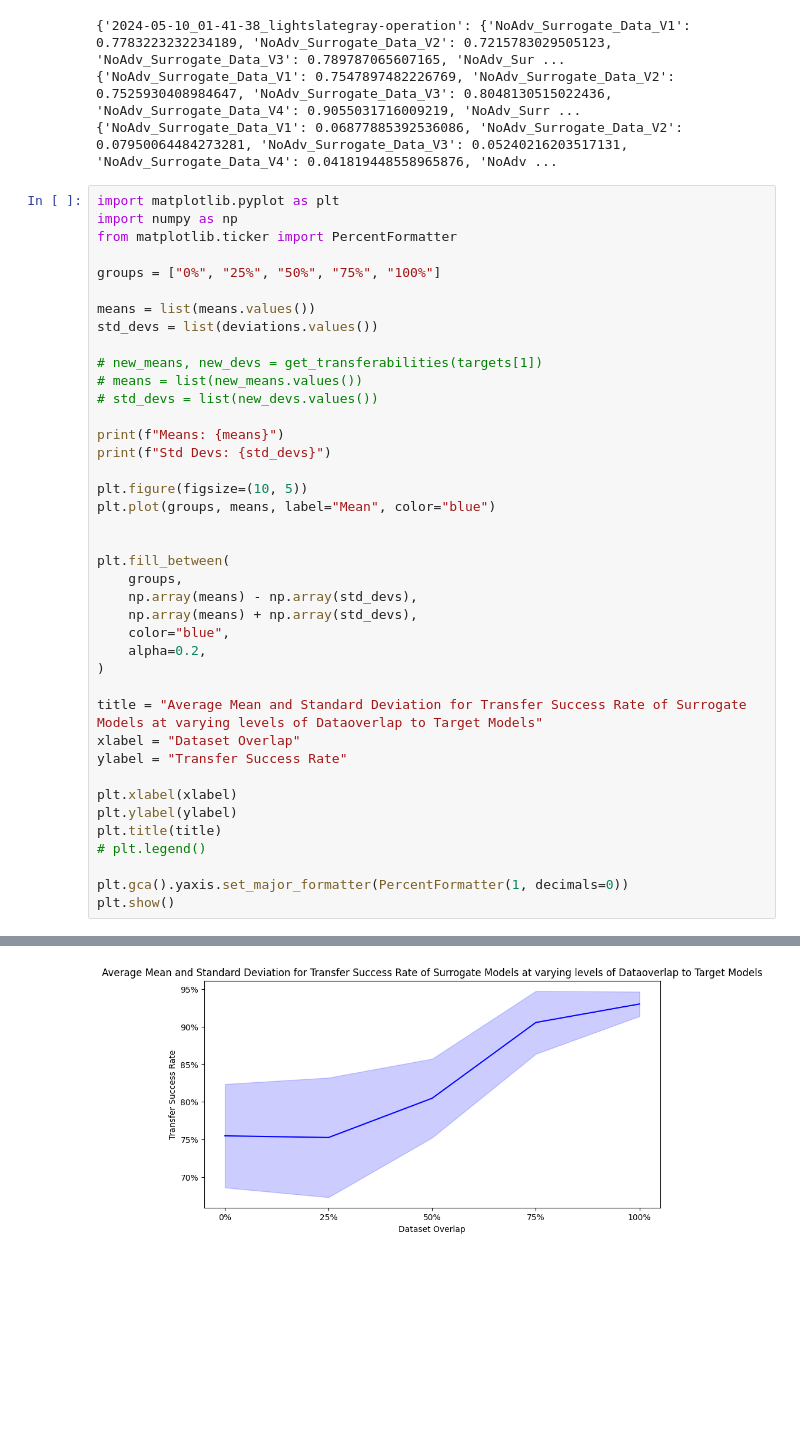
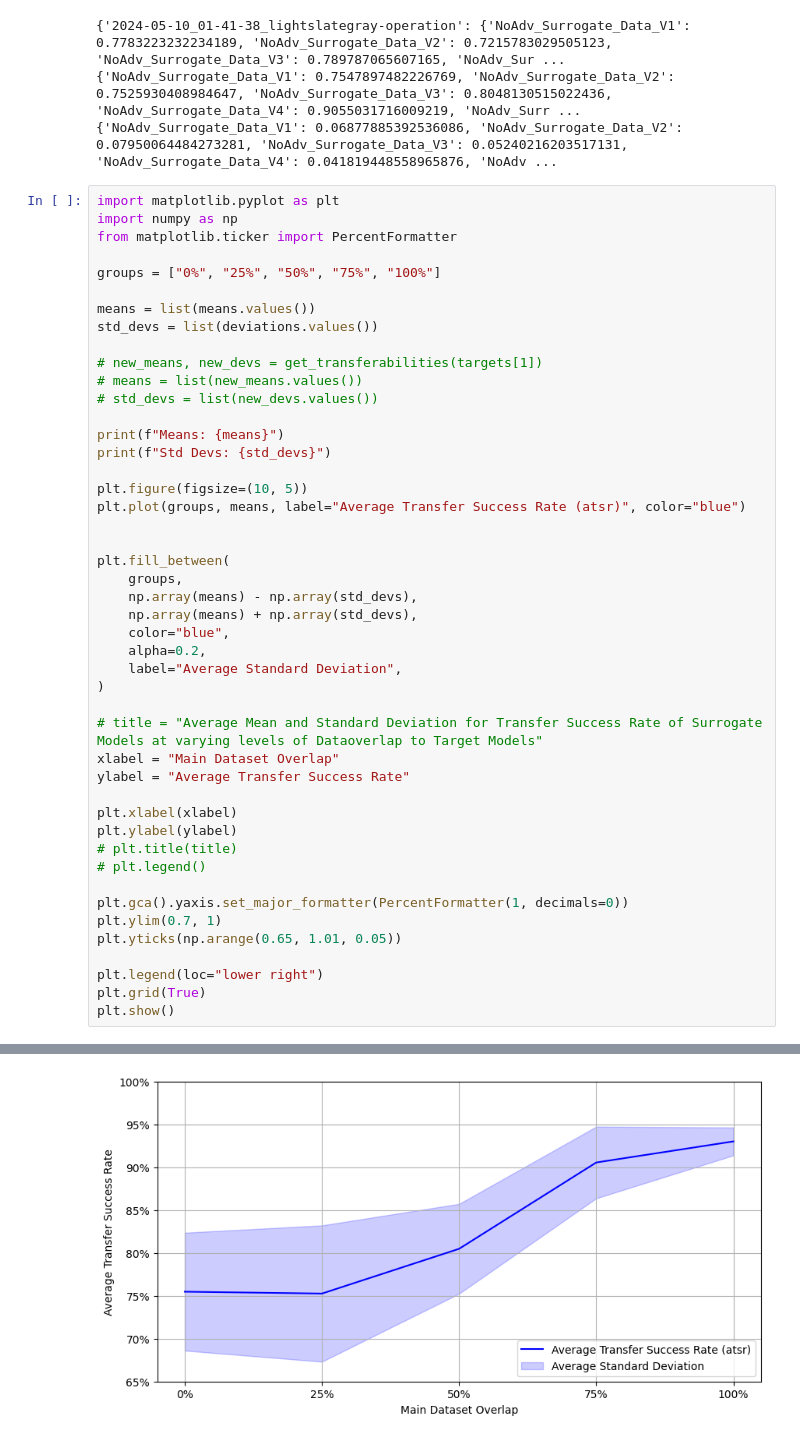
Before and after one commit to docluis/WAFcraft-docker, a Jupyter notebook: wafcraft/notebooks/vizualize_results_graph_data_nonadv_average_dev.ipynb, the cells around one changed output, grey strips where cells are left out. Cells and saved outputs as stored; diff of their text form; blank space fills up the shorter version.

```diff
--- a/wafcraft/notebooks/vizualize_results_graph_data_nonadv_average_dev.ipynb
+++ b/wafcraft/notebooks/vizualize_results_graph_data_nonadv_average_dev.ipynb
@@ -78,36 +78,42 @@ means = list(means.values())
 std_devs = list(deviations.values())
 
 # new_means, new_devs = get_transferabilities(targets[1])
 # means = list(new_means.values())
 # std_devs = list(new_devs.values())
 
 print(f"Means: {means}")
 print(f"Std Devs: {std_devs}")
 
 plt.figure(figsize=(10, 5))
-plt.plot(groups, means, label="Mean", color="blue")
+plt.plot(groups, means, label="Average Transfer Success Rate (atsr)", color="blue")
 
 
 plt.fill_between(
     groups,
     np.array(means) - np.array(std_devs),
     np.array(means) + np.array(std_devs),
     color="blue",
     alpha=0.2,
+    label="Average Standard Deviation",
 )
 
-title = "Average Mean and Standard Deviation for Transfer Success Rate of Surrogate Models at varying levels of Dataoverlap to Target Models"
-xlabel = "Dataset Overlap"
-ylabel = "Transfer Success Rate"
+# title = "Average Mean and Standard Deviation for Transfer Success Rate of Surrogate Models at varying levels of Dataoverlap to Target Models"
+xlabel = "Main Dataset Overlap"
+ylabel = "Average Transfer Success Rate"
 
 plt.xlabel(xlabel)
 plt.ylabel(ylabel)
-plt.title(title)
+# plt.title(title)
 # plt.legend()
 
 plt.gca().yaxis.set_major_formatter(PercentFormatter(1, decimals=0))
+plt.ylim(0.7, 1)
+plt.yticks(np.arange(0.65, 1.01, 0.05))
+
+plt.legend(loc="lower right")
+plt.grid(True)
 plt.show()
 # %% [output]
 Means: [0.7547897482226769, 0.7525930408984647, 0.8048130515022436, 0.9055031716009219, 0.9300983306725263]
 Std Devs: [0.06877885392536086, 0.07950064484273281, 0.05240216203517131, 0.041819448558965876, 0.016307339549044328]
-[figure, old version]
+[figure, new version]
```
Also changed, not shown: 5 other files.
